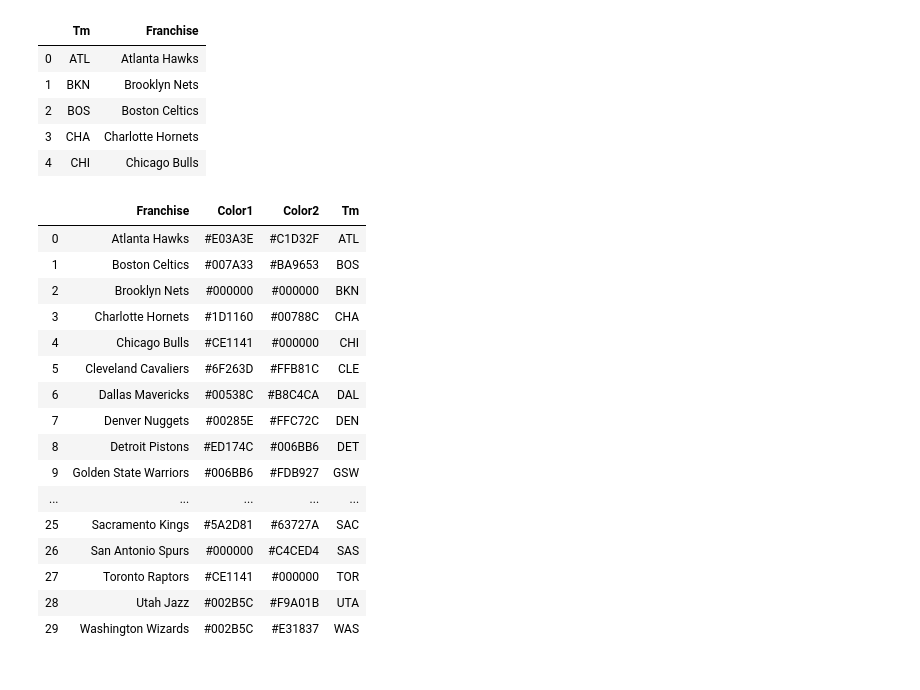
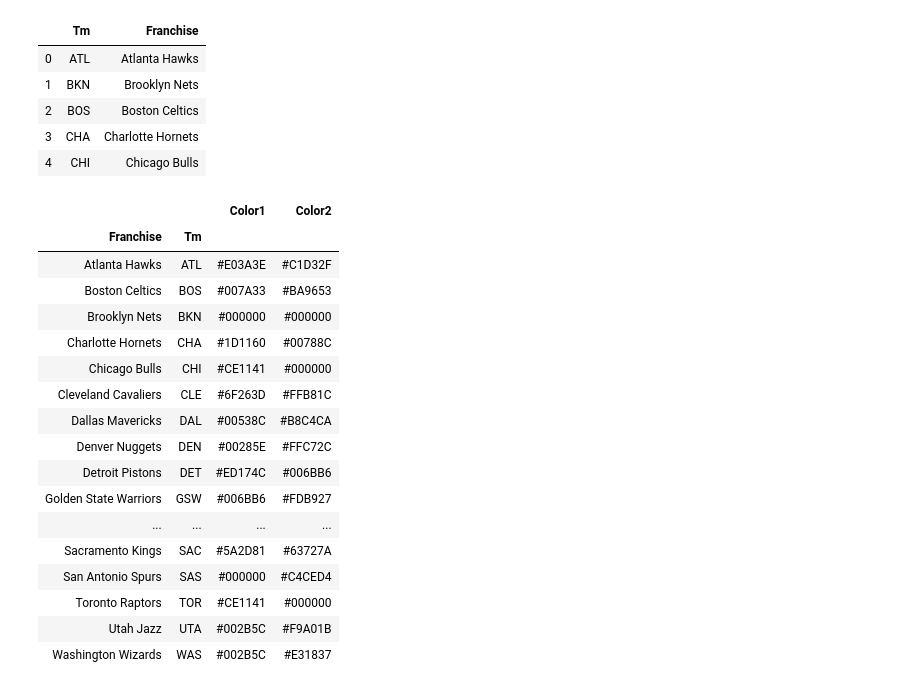
Before and after one commit to chunheisiu/NBA-POTW-Visualization, a Jupyter notebook: notebooks/Scrape_NBA_Team_Colors.ipynb, the cells around one changed output. Cells and saved outputs as stored; diff of their text form; code cells hidden in the pictures.

```diff
--- a/notebooks/Scrape_NBA_Team_Colors.ipynb
+++ b/notebooks/Scrape_NBA_Team_Colors.ipynb
@@ -59,23 +59,24 @@ abb.head()
 | 3 | CHA | Charlotte Hornets |
 | 4 | CHI | Chicago Bulls |
 # %%
-df = pd.merge(df_colors, abb, on = 'Franchise', how = 'left').set_index('Franchise')
+df = pd.merge(df_colors, abb, on = 'Franchise', how = 'left').set_index(['Franchise', 'Tm'])
 df
 # %% [output]
-|  | Franchise | Color1 | Color2 | Tm |
-| 0 | Atlanta Hawks | #E03A3E | #C1D32F | ATL |
-| 1 | Boston Celtics | #007A33 | #BA9653 | BOS |
-| 2 | Brooklyn Nets | #000000 | #000000 | BKN |
-| 3 | Charlotte Hornets | #1D1160 | #00788C | CHA |
-| 4 | Chicago Bulls | #CE1141 | #000000 | CHI |
-| 5 | Cleveland Cavaliers | #6F263D | #FFB81C | CLE |
-| 6 | Dallas Mavericks | #00538C | #B8C4CA | DAL |
-| 7 | Denver Nuggets | #00285E | #FFC72C | DEN |
-| 8 | Detroit Pistons | #ED174C | #006BB6 | DET |
-| 9 | Golden State Warriors | #006BB6 | #FDB927 | GSW |
-| ... | ... | ... | ... | ... |
-| 25 | Sacramento Kings | #5A2D81 | #63727A | SAC |
-| 26 | San Antonio Spurs | #000000 | #C4CED4 | SAS |
-| 27 | Toronto Raptors | #CE1141 | #000000 | TOR |
-| 28 | Utah Jazz | #002B5C | #F9A01B | UTA |
-| 29 | Washington Wizards | #002B5C | #E31837 | WAS |
+|  |  | Color1 | Color2 |
+| Franchise | Tm |  |  |
+| Atlanta Hawks | ATL | #E03A3E | #C1D32F |
+| Boston Celtics | BOS | #007A33 | #BA9653 |
+| Brooklyn Nets | BKN | #000000 | #000000 |
+| Charlotte Hornets | CHA | #1D1160 | #00788C |
+| Chicago Bulls | CHI | #CE1141 | #000000 |
+| Cleveland Cavaliers | CLE | #6F263D | #FFB81C |
+| Dallas Mavericks | DAL | #00538C | #B8C4CA |
+| Denver Nuggets | DEN | #00285E | #FFC72C |
+| Detroit Pistons | DET | #ED174C | #006BB6 |
+| Golden State Warriors | GSW | #006BB6 | #FDB927 |
+| ... | ... | ... | ... |
+| Sacramento Kings | SAC | #5A2D81 | #63727A |
+| San Antonio Spurs | SAS | #000000 | #C4CED4 |
+| Toronto Raptors | TOR | #CE1141 | #000000 |
+| Utah Jazz | UTA | #002B5C | #F9A01B |
+| Washington Wizards | WAS | #002B5C | #E31837 |
```
Also changed, not shown: parts of 2 cells of this notebook.
